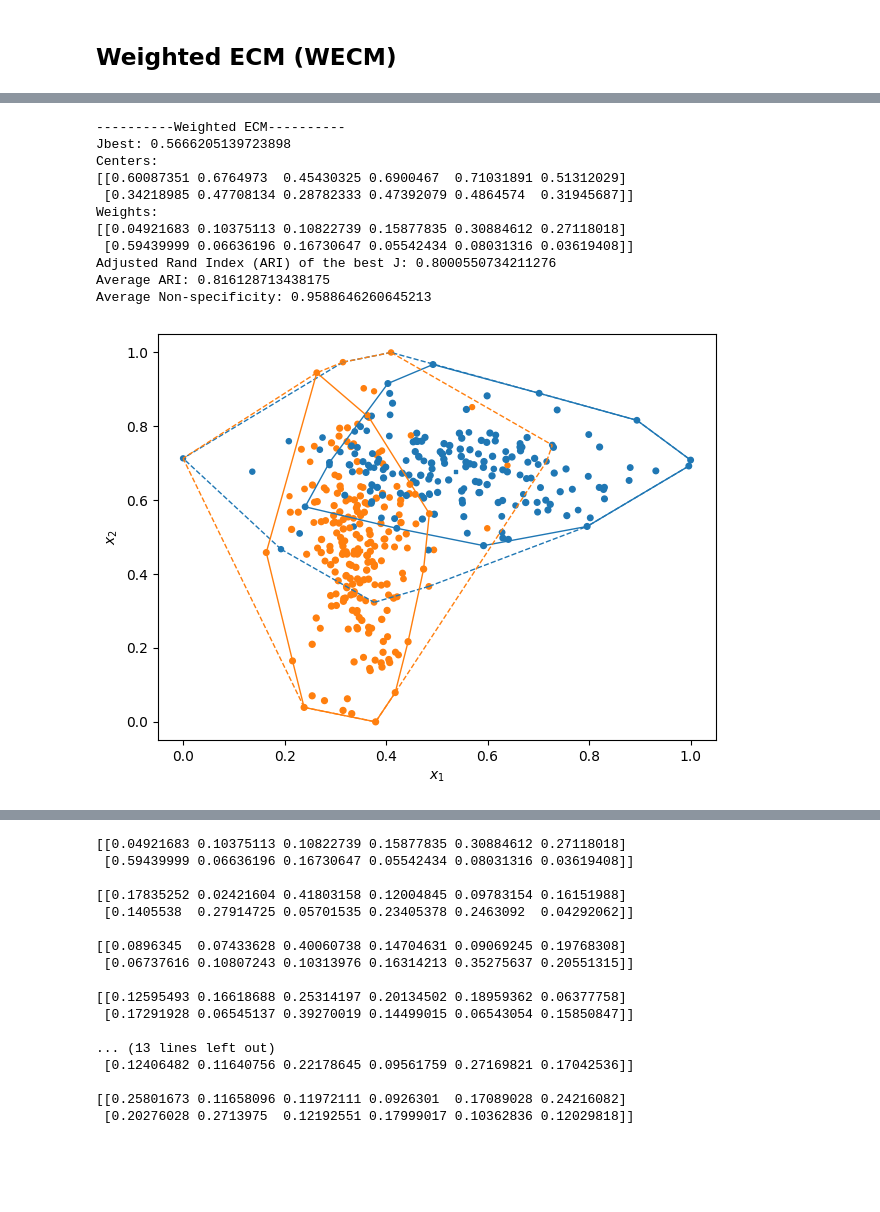
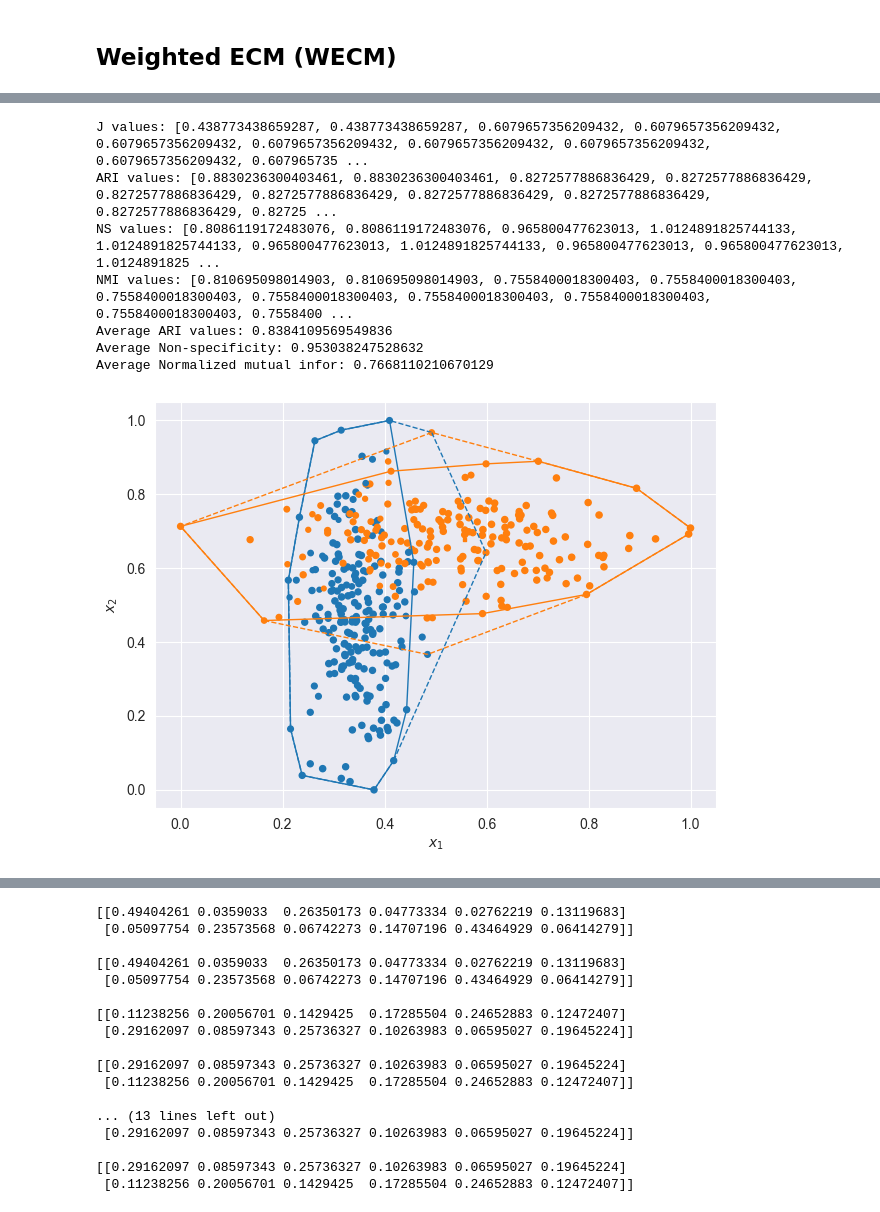
Before and after one commit to tridogithub/evclust, a Jupyter notebook: docs/internship/wecm_toys_2C6D.ipynb, the cells around one changed output, grey strips where cells are left out. Saved outputs shown, nothing was run; the diff lists cells and outputs as text; code cells hidden in the pictures; blank space fills up the shorter version.

```diff
--- a/docs/internship/wecm_toys_2C6D.ipynb
+++ b/docs/internship/wecm_toys_2C6D.ipynb
@@ -136,26 +119,21 @@ Non-specificities: [0.9421883954274397, 0.9081421087067213, 0.9232206741753242,
 # %%
-best_model = model_list[0]
-print("----------Weighted ECM----------")
-print(f"Jbest: {best_model['crit']}")
-print(f"Centers: \n{best_model['g']}")
-print(f"Weights: \n{best_model['W']}")
-print(f"Adjusted Rand Index (ARI) of the best J: {top_aris[0]}")
-print(f"Average ARI: {np.mean(top_aris)}")
+print(f"J values: {[x['crit'] for x in model_list]}")
+print(f"ARI values: {ari_list}")
+print(f"NS values: {top_NS}")
+print(f"NMI values: {NMIs}")
+print(f"Average ARI values: {np.mean(ari_list)}")
 print(f"Average Non-specificity: {np.mean(top_NS)}")
+print(f"Average Normalized mutual infor: {np.mean(NMIs)}")
 
 # Plotting
-ev_plot(model, X=X, cex=20)
-ev_pcaplot(data=X, x=model, normalize=False, cex=20)
+ev_plot(model_list[0], X=X, cex=20)
+ev_pcaplot(data=X, x=model_list[0], normalize=False, cex=20)
 # %% [output]
-----------Weighted ECM----------
-Jbest: 0.5666205139723898
-Centers:
-[[0.60087351 0.6764973  0.45430325 0.6900467  0.71031891 0.51312029]
- [0.34218985 0.47708134 0.28782333 0.47392079 0.4864574  0.31945687]]
-Weights:
-[[0.04921683 0.10375113 0.10822739 0.15877835 0.30884612 0.27118018]
- [0.59439999 0.06636196 0.16730647 0.05542434 0.08031316 0.03619408]]
-Adjusted Rand Index (ARI) of the best J: 0.8000550734211276
-Average ARI: 0.816128713438175
-Average Non-specificity: 0.9588646260645213
+J values: [0.438773438659287, 0.438773438659287, 0.6079657356209432, 0.6079657356209432, 0.6079657356209432, 0.6079657356209432, 0.6079657356209432, 0.6079657356209432, 0.6079657356209432, 0.607965735 ...
+ARI values: [0.8830236300403461, 0.8830236300403461, 0.8272577886836429, 0.8272577886836429, 0.8272577886836429, 0.8272577886836429, 0.8272577886836429, 0.8272577886836429, 0.8272577886836429, 0.82725 ...
+NS values: [0.8086119172483076, 0.8086119172483076, 0.965800477623013, 1.0124891825744133, 1.0124891825744133, 0.965800477623013, 1.0124891825744133, 0.965800477623013, 0.965800477623013, 1.0124891825 ...
+NMI values: [0.810695098014903, 0.810695098014903, 0.7558400018300403, 0.7558400018300403, 0.7558400018300403, 0.7558400018300403, 0.7558400018300403, 0.7558400018300403, 0.7558400018300403, 0.7558400 ...
+Average ARI values: 0.8384109569549836
+Average Non-specificity: 0.953038247528632
+Average Normalized mutual infor: 0.7668110210670129
-[figure, old version]
+[figure, new version]
@@ -163,21 +141,22 @@ Average Non-specificity: 0.9588646260645213
 # %%
+top_weights = [model['W'] for model in model_list]
 for W in top_weights:
     print(f"\n{W}")
 # %% [output]
-[[0.04921683 0.10375113 0.10822739 0.15877835 0.30884612 0.27118018]
- [0.59439999 0.06636196 0.16730647 0.05542434 0.08031316 0.03619408]]
+[[0.49404261 0.0359033  0.26350173 0.04773334 0.02762219 0.13119683]
+ [0.05097754 0.23573568 0.06742273 0.14707196 0.43464929 0.06414279]]
 
-[[0.17835252 0.02421604 0.41803158 0.12004845 0.09783154 0.16151988]
- [0.1405538  0.27914725 0.05701535 0.23405378 0.2463092  0.04292062]]
+[[0.49404261 0.0359033  0.26350173 0.04773334 0.02762219 0.13119683]
+ [0.05097754 0.23573568 0.06742273 0.14707196 0.43464929 0.06414279]]
 
-[[0.0896345  0.07433628 0.40060738 0.14704631 0.09069245 0.19768308]
- [0.06737616 0.10807243 0.10313976 0.16314213 0.35275637 0.20551315]]
+[[0.11238256 0.20056701 0.1429425  0.17285504 0.24652883 0.12472407]
+ [0.29162097 0.08597343 0.25736327 0.10263983 0.06595027 0.19645224]]
 
-[[0.12595493 0.16618688 0.25314197 0.20134502 0.18959362 0.06377758]
- [0.17291928 0.06545137 0.39270019 0.14499015 0.06543054 0.15850847]]
+[[0.29162097 0.08597343 0.25736327 0.10263983 0.06595027 0.19645224]
+ [0.11238256 0.20056701 0.1429425  0.17285504 0.24652883 0.12472407]]
 
 ... (13 lines left out)
- [0.12406482 0.11640756 0.22178645 0.09561759 0.27169821 0.17042536]]
+ [0.29162097 0.08597343 0.25736327 0.10263983 0.06595027 0.19645224]]
 
-[[0.25801673 0.11658096 0.11972111 0.0926301  0.17089028 0.24216082]
- [0.20276028 0.2713975  0.12192551 0.17999017 0.10362836 0.12029818]]
+[[0.29162097 0.08597343 0.25736327 0.10263983 0.06595027 0.19645224]
+ [0.11238256 0.20056701 0.1429425  0.17285504 0.24652883 0.12472407]]
```
Also changed, not shown: parts of 6 cells of this notebook, 5 other files.
